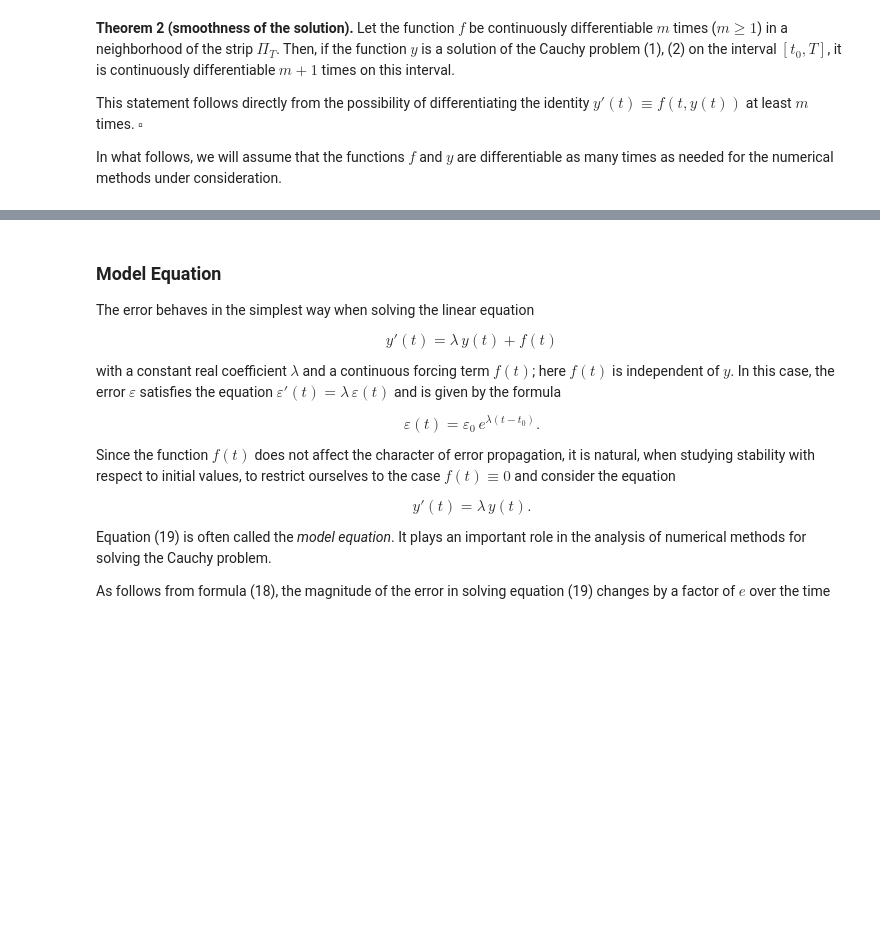
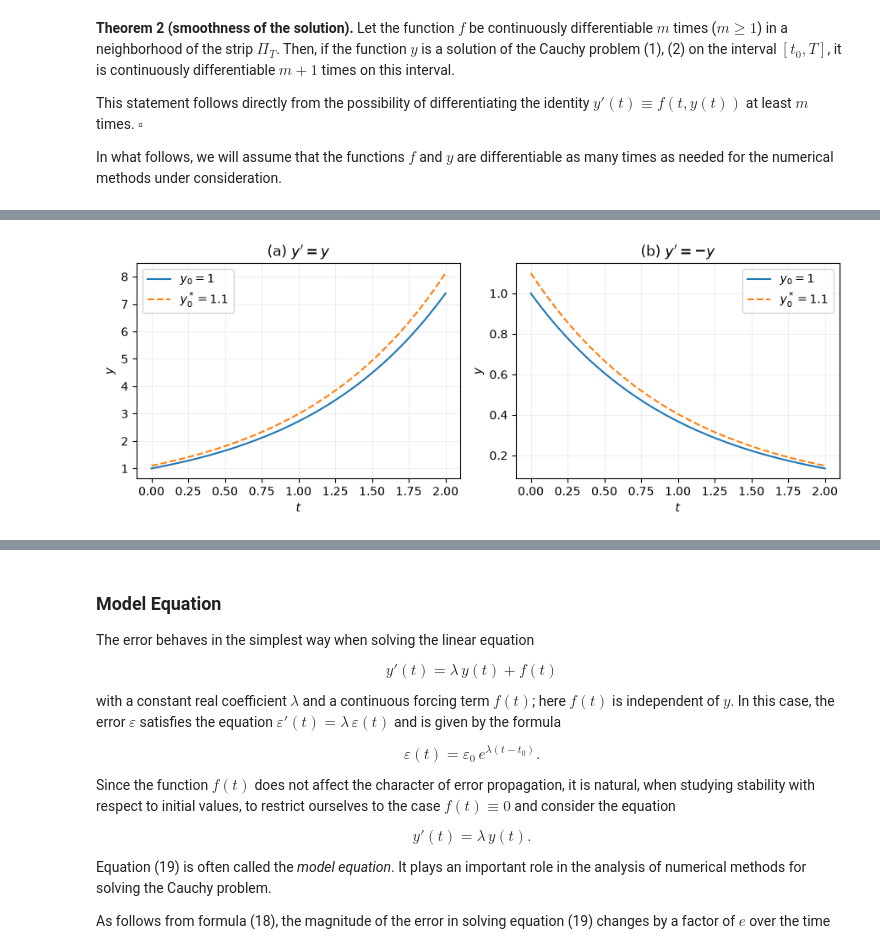
Before and after one commit to gleb-kun/nm-course, a Jupyter notebook: lectures/06.1/lecture06_eng.ipynb, the cells around one changed output, grey strips where cells are left out. Saved outputs shown, nothing was run; the diff lists cells and outputs as text; code cells hidden in the pictures; blank space fills up the shorter version.

```diff
--- a/lectures/06.1/lecture06_eng.ipynb
+++ b/lectures/06.1/lecture06_eng.ipynb
@@ -181,0 +188,16 @@ The estimate remains valid without differentiability of $f$: it follows directly
+# %%
+import numpy as np
+import matplotlib.pyplot as plt
+
+t = np.linspace(0, 2, 200)
+fig, axes = plt.subplots(1, 2, figsize=(9, 3.5))
+for ax, lam, title in zip(axes, [1, -1], [r"(a) $y'=y$", r"(b) $y'=-y$"]):
+    ax.plot(t, np.exp(lam * t), label=r"$y_0=1$")
+    ax.plot(t, 1.1 * np.exp(lam * t), "--", label=r"$y_0^*=1.1$")
+    ax.set(xlabel="$t$", ylabel="$y$", title=title)
+    ax.legend()
+    ax.grid(alpha=0.2)
+plt.tight_layout()
+plt.show()
+# %% [output]
+[figure, added]
```
Also changed, not shown: parts of 22 cells of this notebook, 7 other files.
